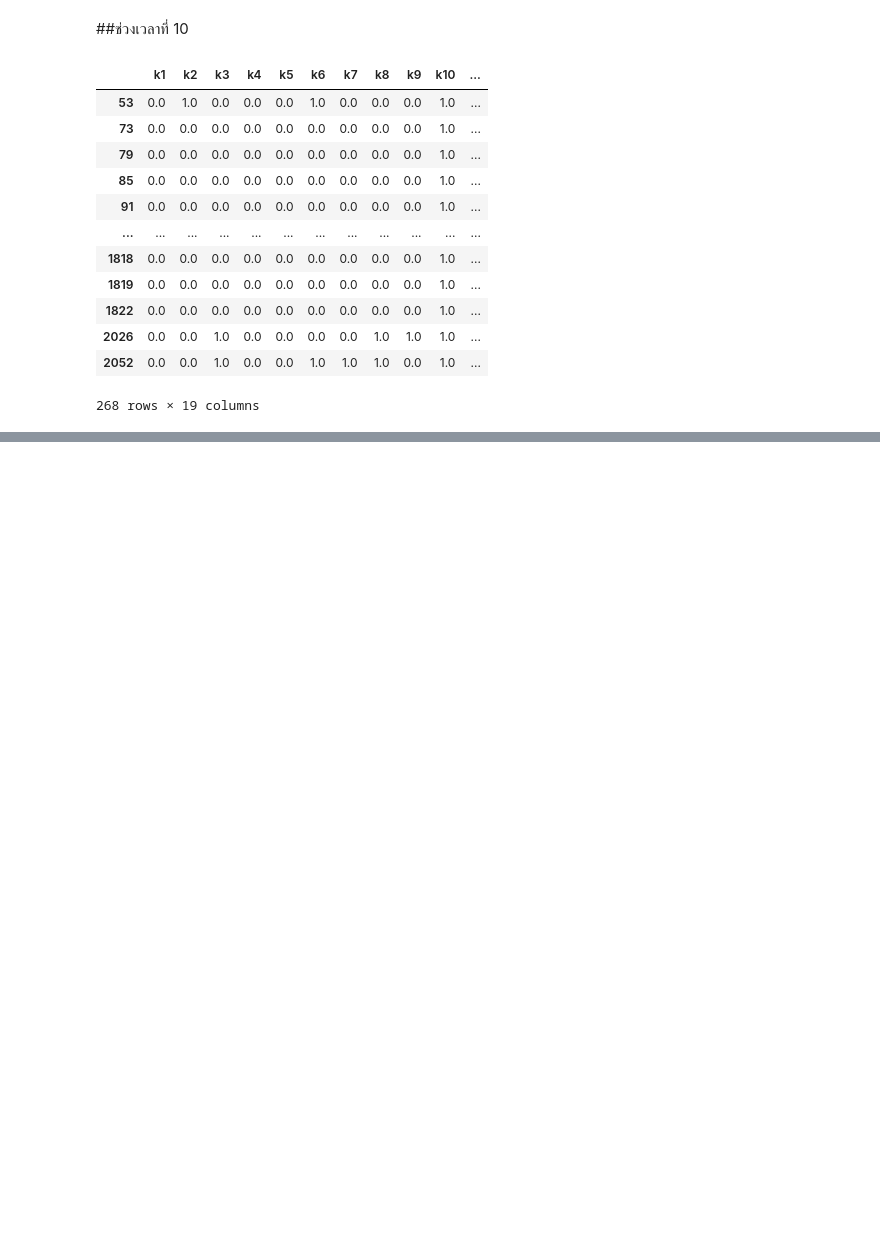
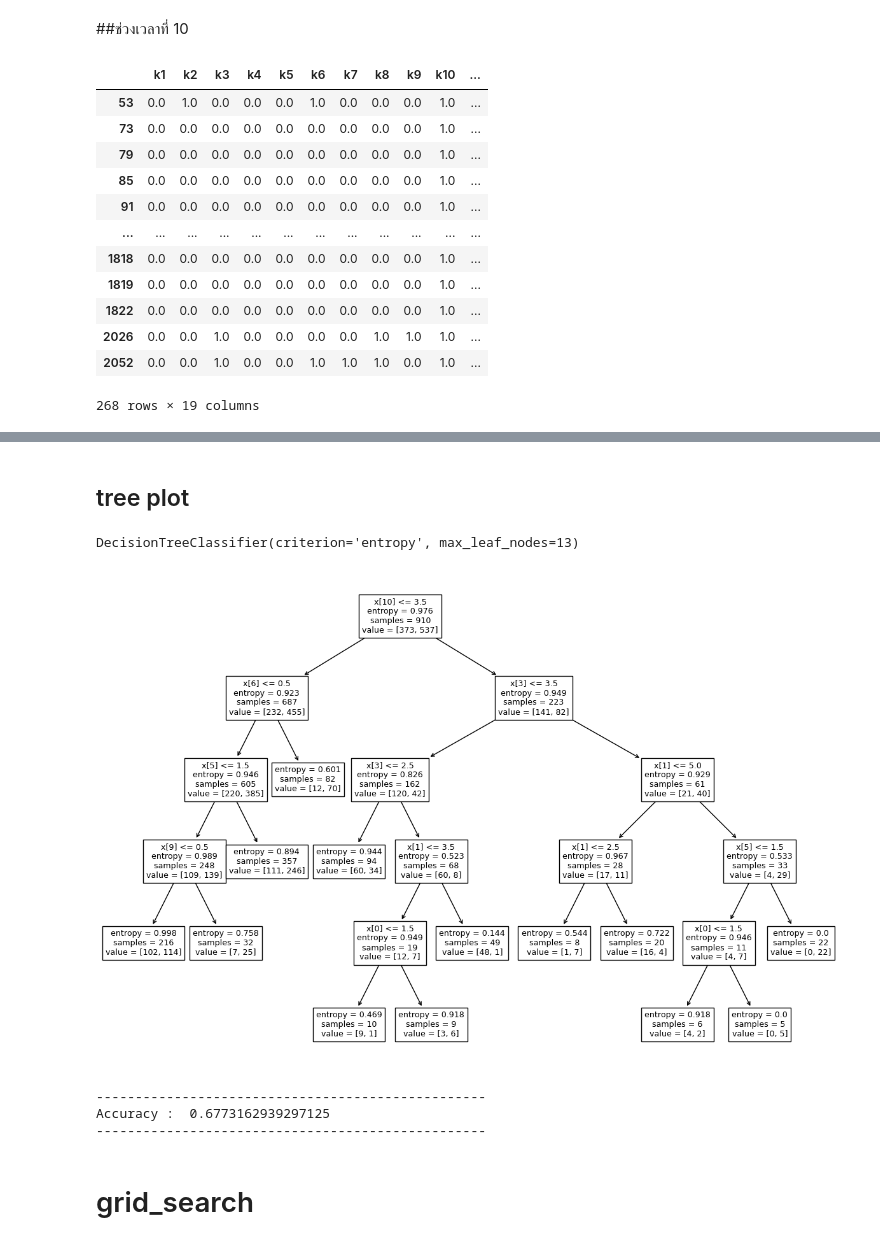
Before and after one commit to puttipongyy/BSC_DPDM23, a Jupyter notebook: association_rule.ipynb, the cells around one changed output, grey strips where cells are left out. Drawn from its saved outputs; the diff is of its cells as text; code cells hidden in the pictures; blank space fills up the shorter version.

```diff
--- a/association_rule.ipynb
+++ b/association_rule.ipynb
@@ -643,0 +727,4 @@ RelationRecord(items=frozenset({1.0, 2.0, 3.0}), support=0.10820895522388059, or
+# %%
+X_train = train.iloc[:,:-1]
+# %%
+y_train = train.iloc[:,-1]
@@ -643,0 +762,4 @@ RelationRecord(items=frozenset({1.0, 2.0, 3.0}), support=0.10820895522388059, or
+# %% [markdown]
+## tree plot
+# %%
+Dtree_tree = DecisionTreeClassifier(criterion='entropy', max_leaf_nodes = 13)
@@ -643,0 +768,9 @@ RelationRecord(items=frozenset({1.0, 2.0, 3.0}), support=0.10820895522388059, or
+# %%
+Dtree_tree.fit(X_train,y_train)
+# %% [output]
+DecisionTreeClassifier(criterion='entropy', max_leaf_nodes=13)
+# %%
+_, ax = plt.subplots(figsize=(15,10))
+tree.plot_tree(Dtree_tree);
+# %% [output]
+[figure, added]
@@ -643,0 +784,11 @@ RelationRecord(items=frozenset({1.0, 2.0, 3.0}), support=0.10820895522388059, or
+# %%
+print()
+print('-'*50)
+print('Accuracy : ', tree_acc)
+print('-'*50)
+# %% [output]
+--------------------------------------------------
+Accuracy :  0.6773162939297125
+--------------------------------------------------
+# %% [markdown]
+# grid_search
```
Also changed, not shown: parts of 36 cells of this notebook.
